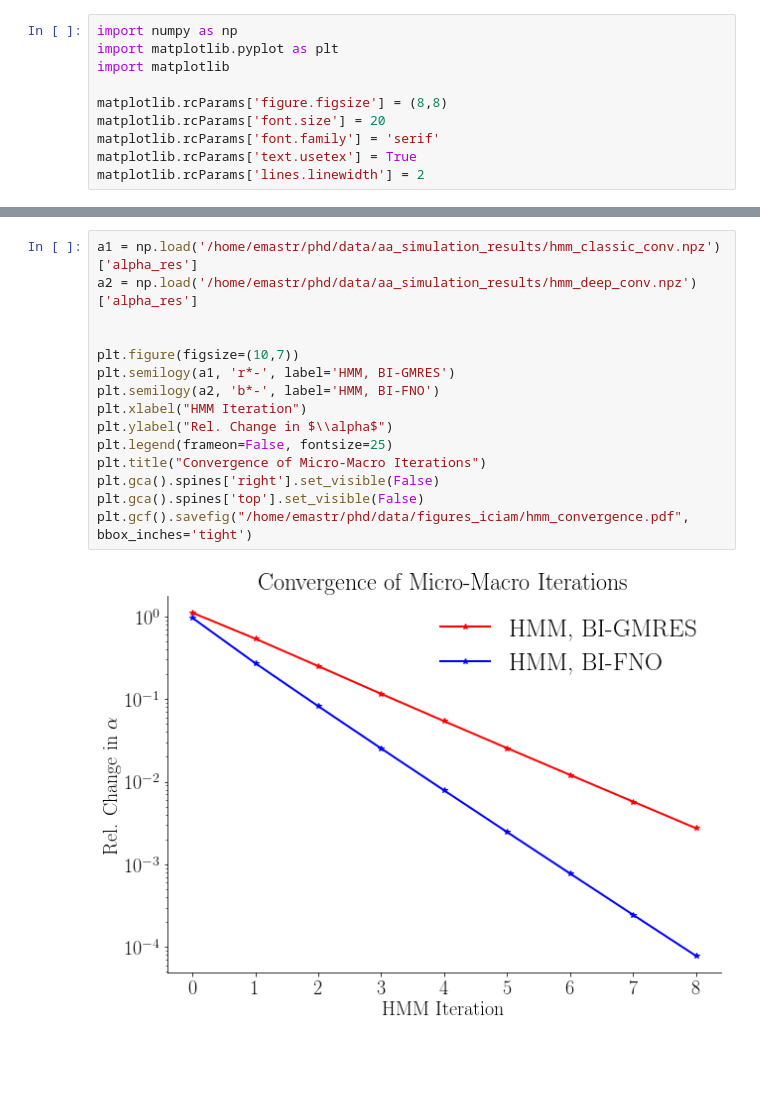
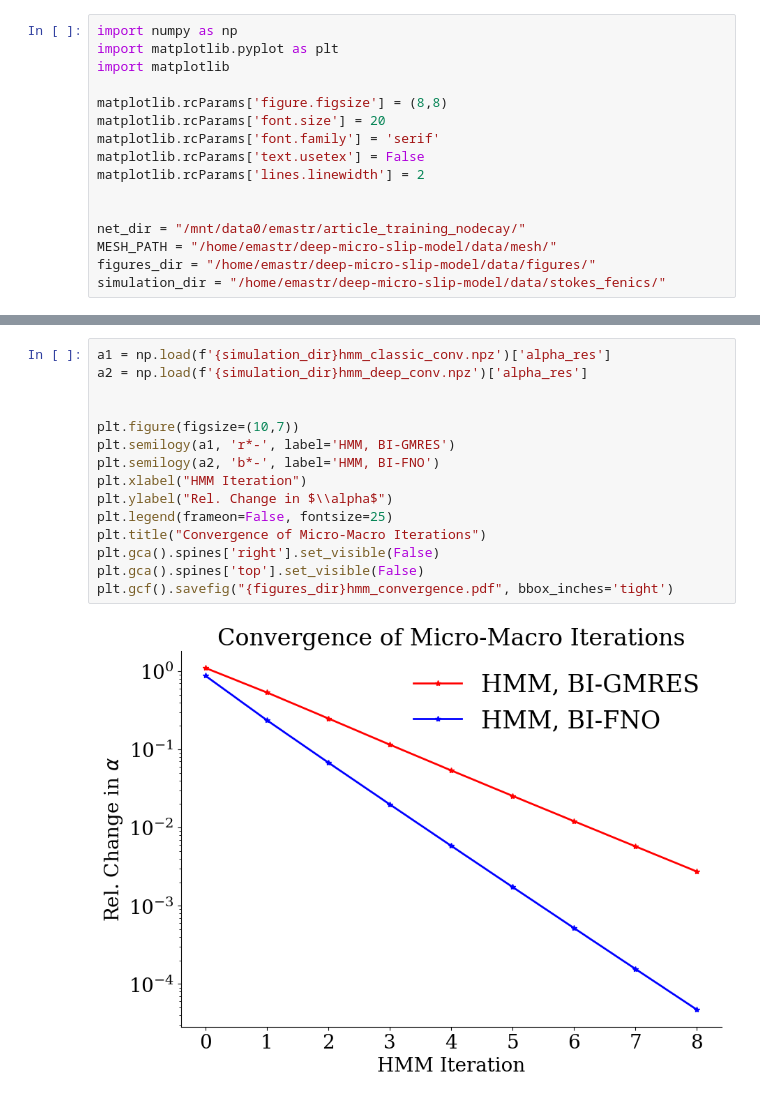
Before and after one commit to emastr/deep-micro-slip-model, a Jupyter notebook: notebooks/part25-28/part28_iciam_plots.ipynb, the cells around one changed output, grey strips where cells are left out. Saved outputs shown, nothing was run; the diff lists cells and outputs as text; blank space fills up the shorter version.

```diff
--- a/notebooks/part25-28/part28_iciam_plots.ipynb
+++ b/notebooks/part25-28/part28_iciam_plots.ipynb
@@ -6,6 +6,12 @@ import matplotlib
 matplotlib.rcParams['figure.figsize'] = (8,8)
 matplotlib.rcParams['font.size'] = 20
 matplotlib.rcParams['font.family'] = 'serif'
-matplotlib.rcParams['text.usetex'] = True
+matplotlib.rcParams['text.usetex'] = False
 matplotlib.rcParams['lines.linewidth'] = 2
+
+
+net_dir = "/mnt/data0/emastr/article_training_nodecay/"
+MESH_PATH = "/home/emastr/deep-micro-slip-model/data/mesh/"
+figures_dir = "/home/emastr/deep-micro-slip-model/data/figures/"
+simulation_dir = "/home/emastr/deep-micro-slip-model/data/stokes_fenics/"
 # %%
@@ -67,17 +73,17 @@ plt.legend(frameon=False)
 # %%
-a1 = np.load('/home/emastr/phd/data/aa_simulation_results/hmm_classic_conv.npz')['alpha_res']
-a2 = np.load('/home/emastr/phd/data/aa_simulation_results/hmm_deep_conv.npz')['alpha_res']
+a1 = np.load(f'{simulation_dir}hmm_classic_conv.npz')['alpha_res']
+a2 = np.load(f'{simulation_dir}hmm_deep_conv.npz')['alpha_res']
 
 
 plt.figure(figsize=(10,7))
 plt.semilogy(a1, 'r*-', label='HMM, BI-GMRES')
 plt.semilogy(a2, 'b*-', label='HMM, BI-FNO')
 plt.xlabel("HMM Iteration")
 plt.ylabel("Rel. Change in $\\alpha$")
 plt.legend(frameon=False, fontsize=25)
 plt.title("Convergence of Micro-Macro Iterations")
 plt.gca().spines['right'].set_visible(False)
 plt.gca().spines['top'].set_visible(False)
-plt.gcf().savefig("/home/emastr/phd/data/figures_iciam/hmm_convergence.pdf", bbox_inches='tight')
+plt.gcf().savefig("{figures_dir}hmm_convergence.pdf", bbox_inches='tight')
 # %% [output]
-[figure, old version]
+[figure, new version]
```
Also changed, not shown: parts of 3 cells of this notebook, 16 other files.
